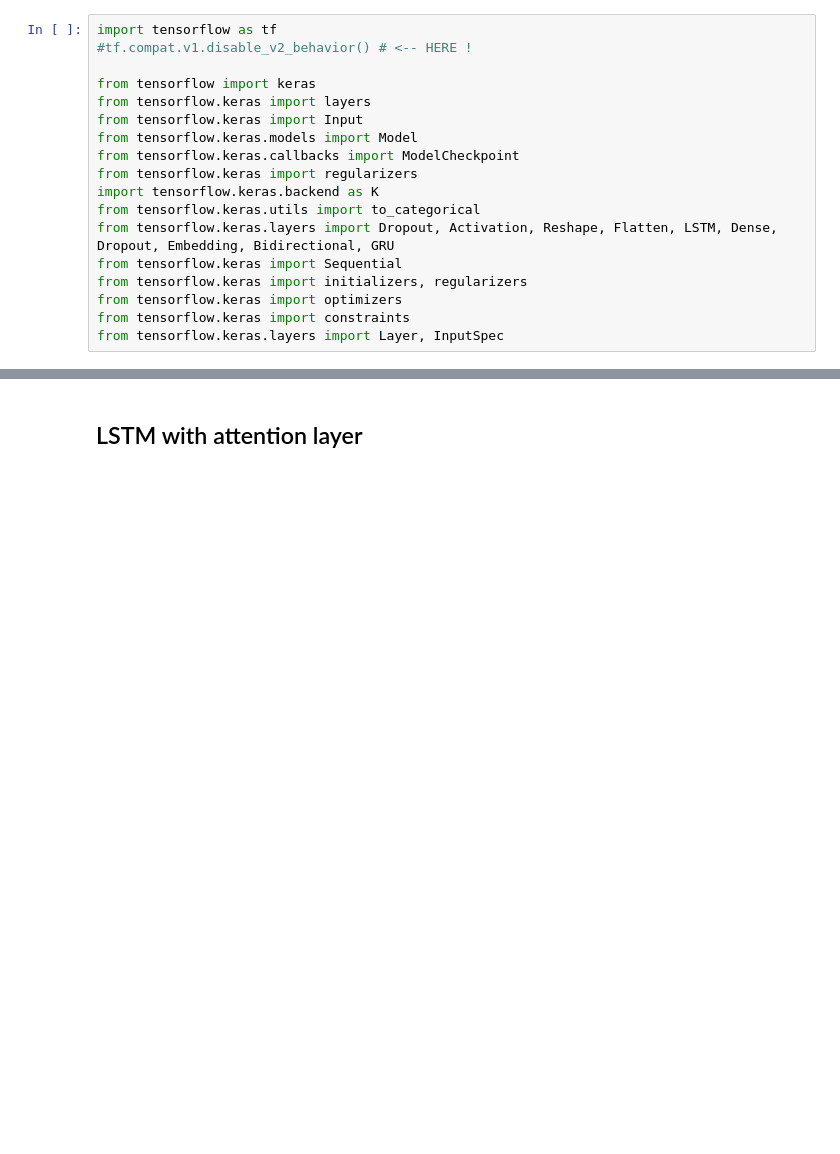
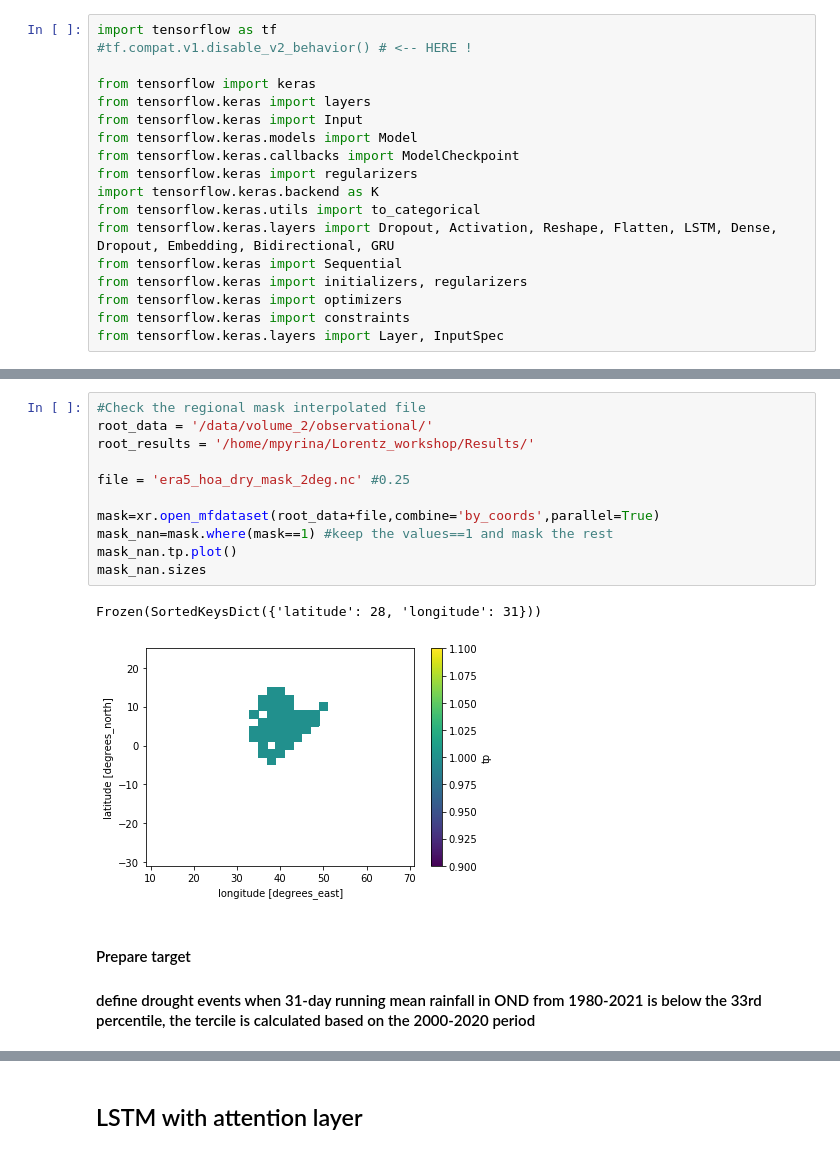
Before and after one commit to ZhengWinnieWu/Lorentz_workshop, a Jupyter notebook: lstm_att_demo_updated.ipynb, the cells around one changed output, grey strips where cells are left out. Drawn from its saved outputs; the diff is of its cells as text; blank space fills up the shorter version.

```diff
--- a/lstm_att_demo_updated.ipynb
+++ b/lstm_att_demo_updated.ipynb
@@ -38,0 +59,17 @@ from tensorflow.keras.layers import Layer, InputSpec
+# %%
+#Check the regional mask interpolated file
+root_data = '/data/volume_2/observational/'
+root_results = '/home/mpyrina/Lorentz_workshop/Results/'
+
+file = 'era5_hoa_dry_mask_2deg.nc' #0.25
+
+mask=xr.open_mfdataset(root_data+file,combine='by_coords',parallel=True)
+mask_nan=mask.where(mask==1) #keep the values==1 and mask the rest
+mask_nan.tp.plot()
+mask_nan.sizes
+# %% [output]
+Frozen(SortedKeysDict({'latitude': 28, 'longitude': 31}))
+[figure, added]
+# %% [markdown]
+#### Prepare target
+#### define drought events when 31-day running mean rainfall in OND from 1980-2021 is below the 33rd percentile, the tercile is calculated based on the 2000-2020 period
```
Also changed, not shown: parts of 21 cells of this notebook.
